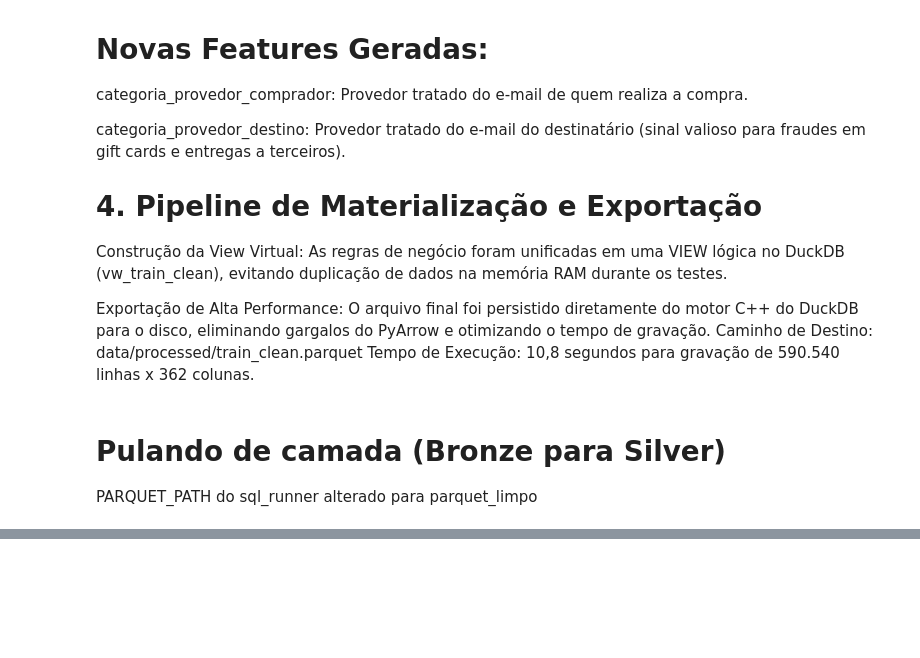
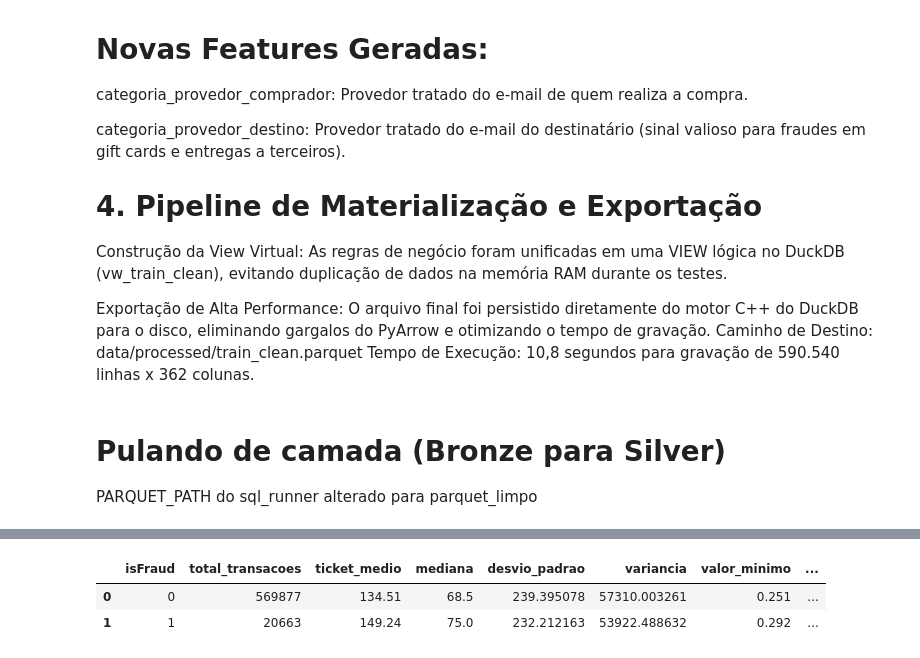
Before and after one commit to Lobato2310/ETL-features, a Jupyter notebook: notebooks/01_eda_tratamento.ipynb, the cells around one changed output, grey strips where cells are left out. Saved outputs shown, nothing was run; the diff lists cells and outputs as text; code cells hidden in the pictures; blank space fills up the shorter version.

Commit message:
comparacao fraude

```diff
--- a/notebooks/01_eda_tratamento.ipynb
+++ b/notebooks/01_eda_tratamento.ipynb
@@ -184,0 +198,7 @@ LINE 6:     ROUND(AVG(isFraud) * 100, 2) AS taxa_fraude_pct
+# %%
+comparacao_fraude_legitima = run_query('10_comp_fraude_legitima.sql')
+comparacao_fraude_legitima
+# %% [output]
+|  | isFraud | total_transacoes | ticket_medio | mediana | desvio_padrao | variancia | valor_minimo | ... |
+| 0 | 0 | 569877 | 134.51 | 68.5 | 239.395078 | 57310.003261 | 0.251 | ... |
+| 1 | 1 | 20663 | 149.24 | 75.0 | 232.212163 | 53922.488632 | 0.292 | ... |
```
Also changed, not shown: parts of 1 cell of this notebook, 2 other files.
